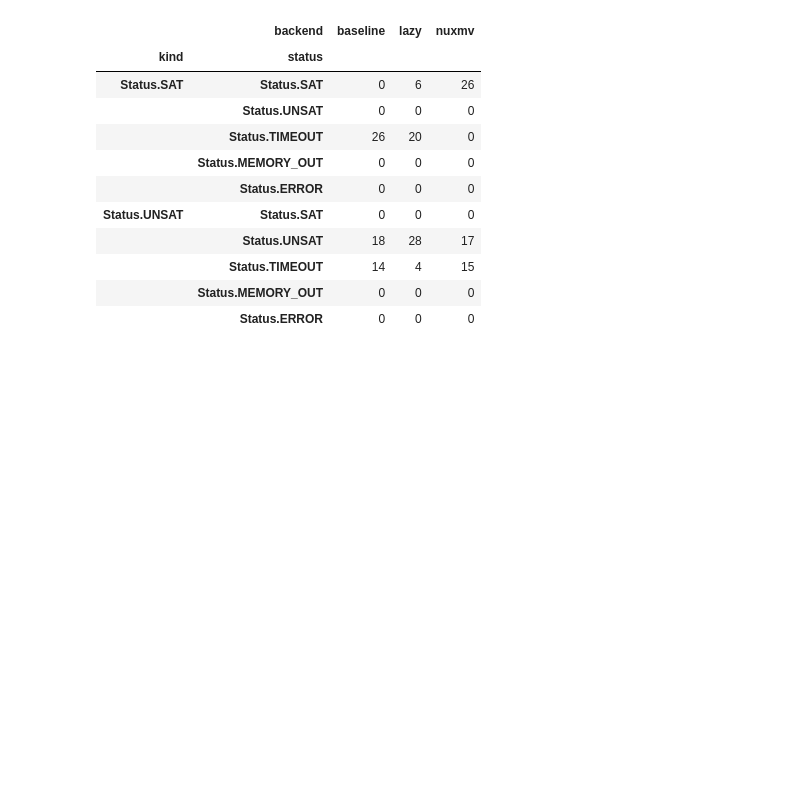
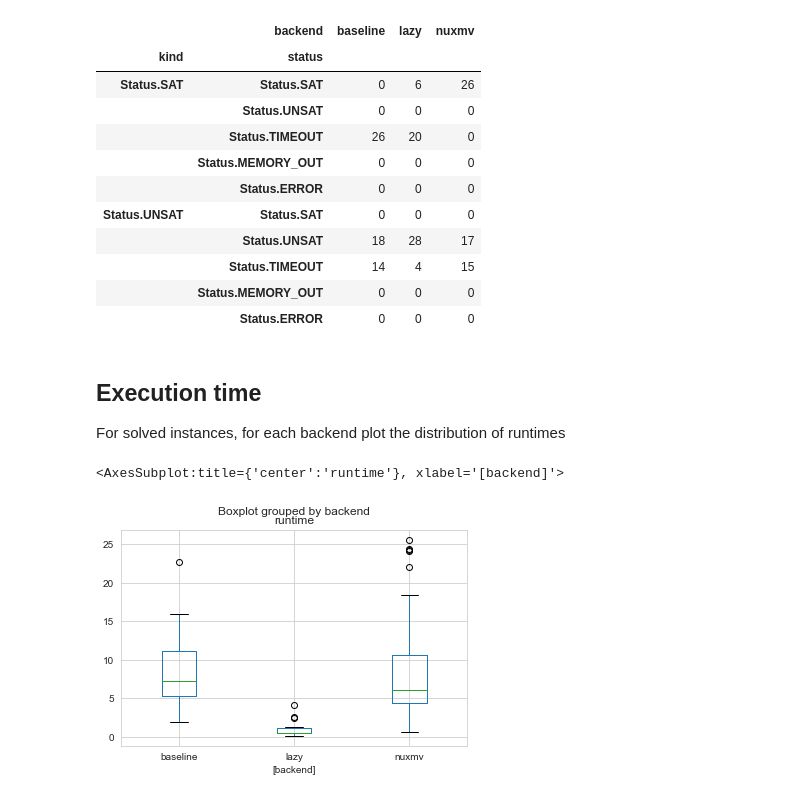
Before and after one commit to amandasystems/catra, a Jupyter notebook: experiments/Analysis.ipynb, the cells around one changed output. Saved outputs shown, nothing was run; the diff lists cells and outputs as text; code cells hidden in the pictures; blank space fills up the shorter version.

```diff
--- a/experiments/Analysis.ipynb
+++ b/experiments/Analysis.ipynb
@@ -200,3 +227,11 @@ pd.pivot_table(known_solved, values=['runtime'], index=['kind', 'status'], colum
 |  | Status.TIMEOUT | 14 | 4 | 15 |
 |  | Status.MEMORY_OUT | 0 | 0 | 0 |
 |  | Status.ERROR | 0 | 0 | 0 |
+# %% [markdown]
+## Execution time
+For solved instances, for each backend plot the distribution of runtimes
+# %%
+runtimes[runtimes['runtime'] < float('inf')].boxplot(by='backend')
+# %% [output]
+<AxesSubplot:title={'center':'runtime'}, xlabel='[backend]'>
+[figure, added]
```
Also changed, not shown: parts of 15 cells of this notebook, 2 other files.
